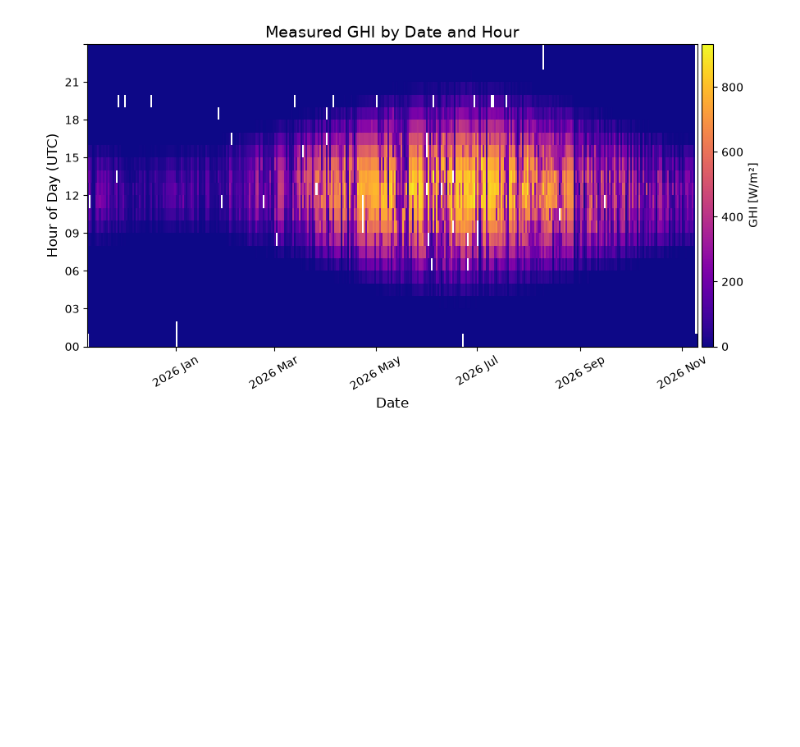
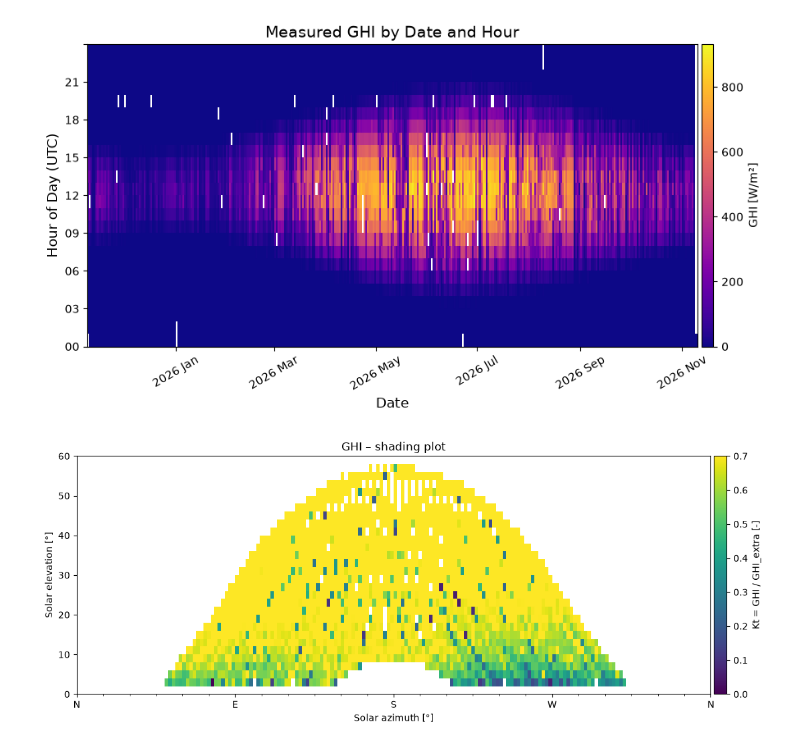
Before and after one commit to MatildeMGM/solar_forecast_project, a Jupyter notebook: notebooks/weather_measurements.ipynb, the cells around one changed output. Cells and saved outputs as stored; diff of their text form; code cells hidden in the pictures; blank space fills up the shorter version.

Commit message:
nye plots

```diff
--- a/notebooks/weather_measurements.ipynb
+++ b/notebooks/weather_measurements.ipynb
@@ -317,0 +350,27 @@ plt.show()
+# %%
+valid = (
+    (data["solar_elevation"] > 3)
+    & data["ghi"].notna()
+    & (data["ghi"] >= 0)
+)
+
+fig, ax = plt.subplots(figsize=(11, 4.5))
+
+solarpy.plotting.plot_shading_heatmap(
+    value=data.loc[valid, "ghi"] / data.loc[valid, "ghi_extra"],
+    solar_azimuth=data.loc[valid, "solar_azimuth"],
+    solar_elevation=data.loc[valid, "solar_elevation"],
+    azimuth_bin_size=2,
+    elevation_bin_size=2,
+    encoding="max",
+    cmap="viridis",
+    norm=Normalize(vmin=0, vmax=0.7),
+    colorbar_label="Kt = GHI / GHI_extra [-]",
+    ax=ax,
+)
+
+ax.set_title("GHI – shading plot")
+fig.tight_layout()
+plt.show()
+# %% [output]
+[figure, added]
```
Also changed, not shown: parts of 2 cells of this notebook.
